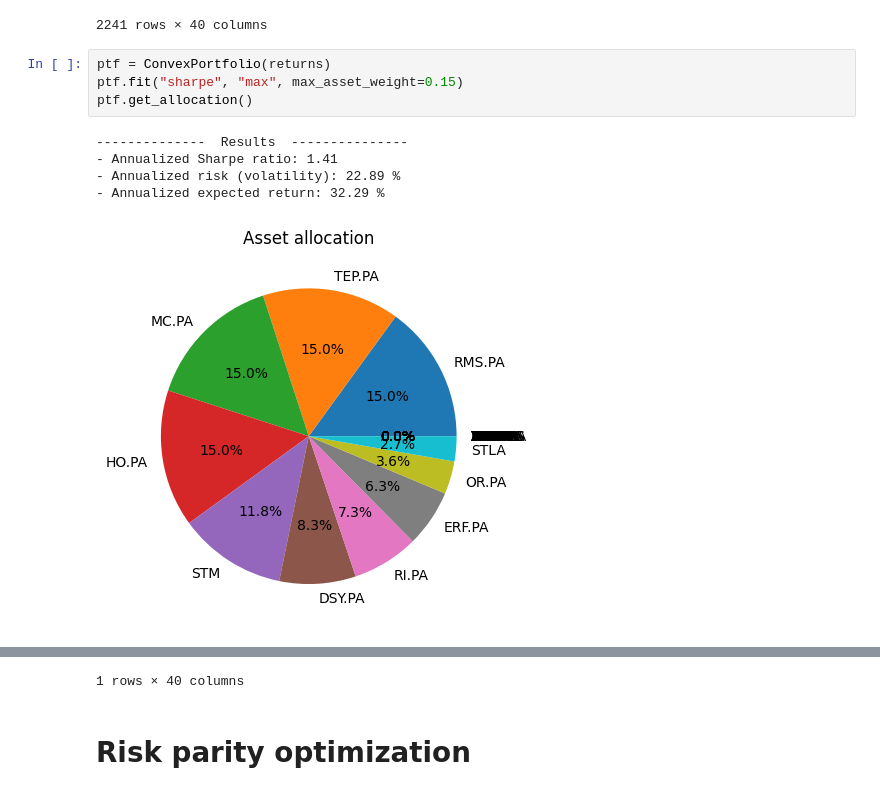
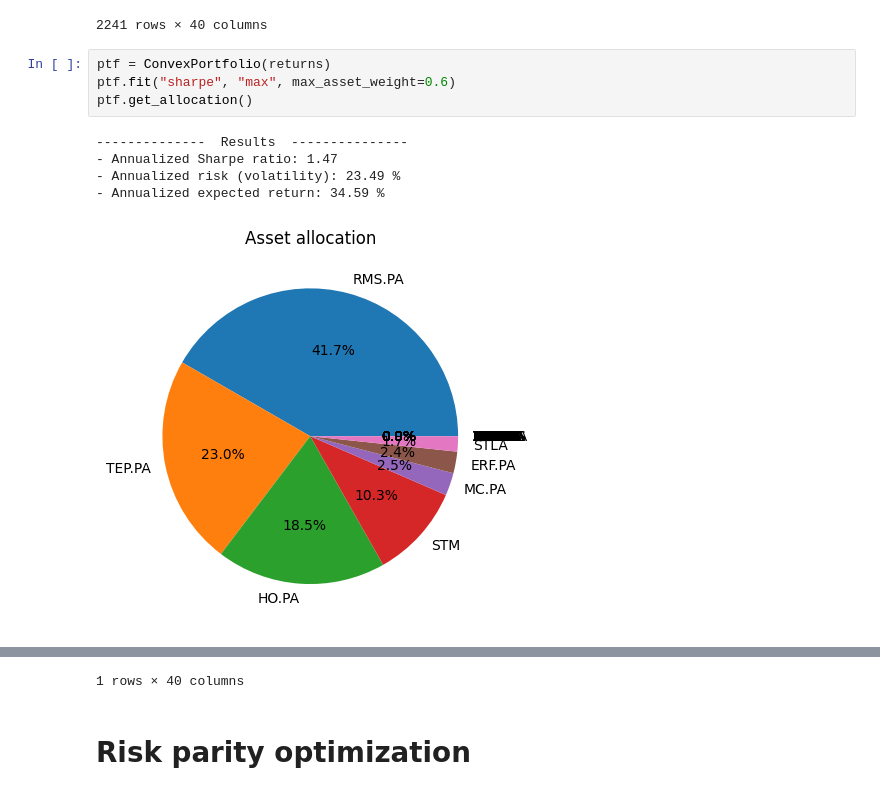
Before and after one commit to BaptisteZloch/Portfolio-construction-and-optimization, a Jupyter notebook: src/06_Portfolio_optimization.ipynb, the cells around one changed output, grey strips where cells are left out. Drawn from its saved outputs; the diff is of its cells as text.

```diff
--- a/src/06_Portfolio_optimization.ipynb
+++ b/src/06_Portfolio_optimization.ipynb
@@ -152,12 +164,12 @@ returns
 2241 rows × 40 columns
 # %%
 ptf = ConvexPortfolio(returns)
-ptf.fit("sharpe", "max", max_asset_weight=0.15)
+ptf.fit("sharpe", "max", max_asset_weight=0.6)
 ptf.get_allocation()
 # %% [output]
 --------------  Results  ---------------
-- Annualized Sharpe ratio: 1.41
-- Annualized risk (volatility): 22.89 %
-- Annualized expected return: 32.29 %
+- Annualized Sharpe ratio: 1.47
+- Annualized risk (volatility): 23.49 %
+- Annualized expected return: 34.59 %
-[figure, old version]
+[figure, new version]
 |  | ACA.PA | AI.PA | AIR.PA | ALO.PA | BN.PA | BNP.PA | CA.PA | CAP.PA | CS.PA | DG.PA | ... | ... |
```
Also changed, not shown: parts of 2 cells of this notebook.
